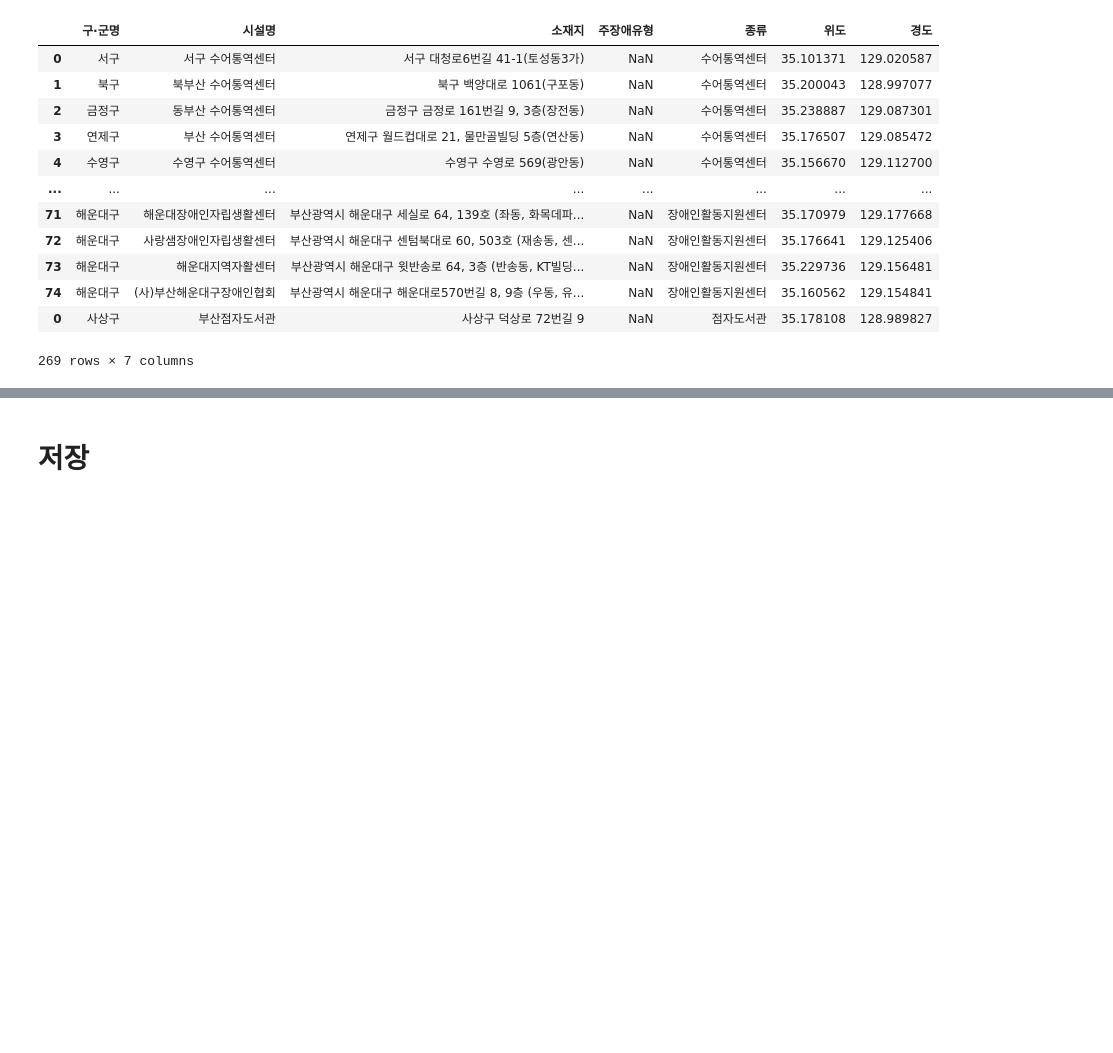
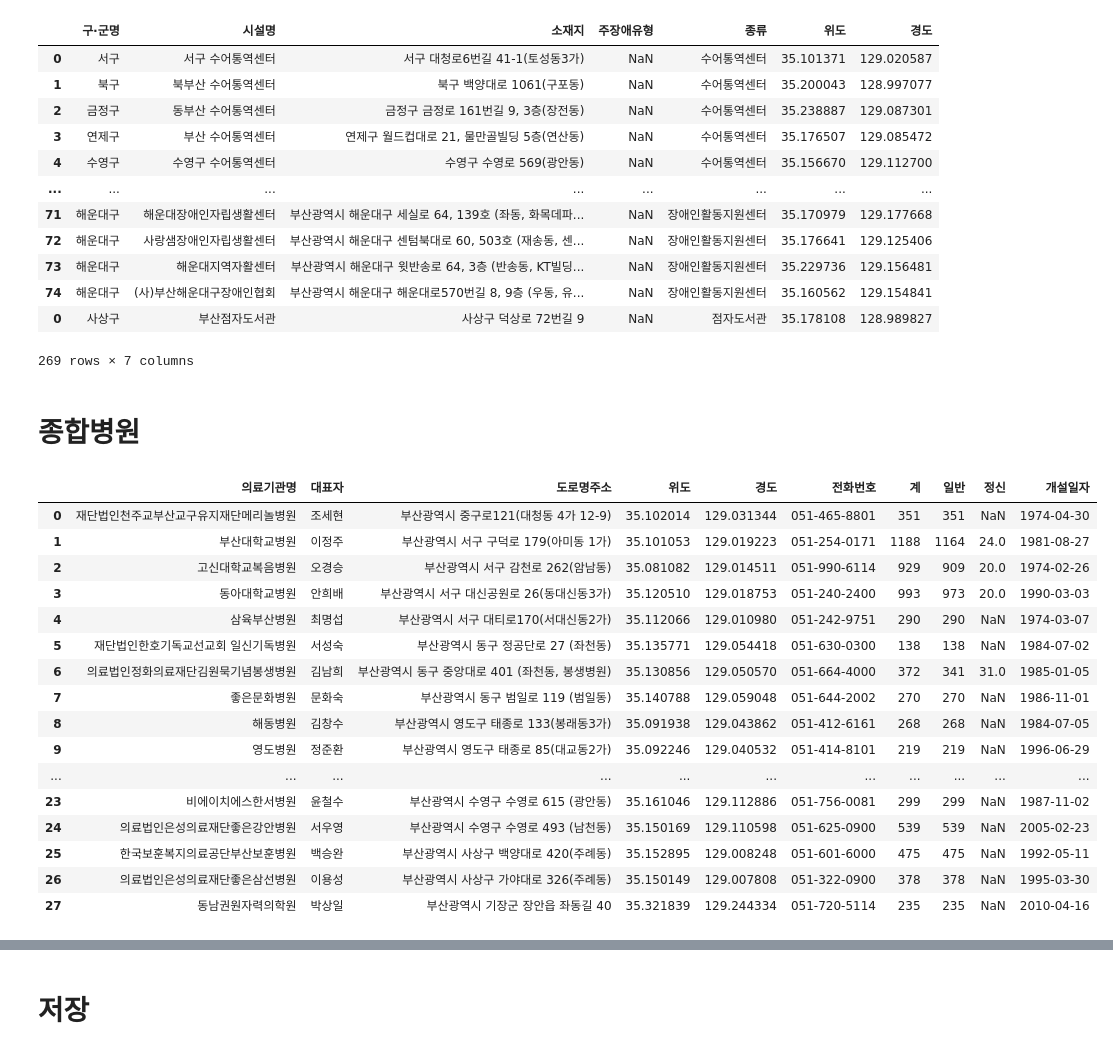
Before and after one commit to WithU-Bus/WithU-Bus, a Jupyter notebook: infra.ipynb, the cells around one changed output, grey strips where cells are left out. Drawn from its saved outputs; the diff is of its cells as text; code cells hidden in the pictures; blank space fills up the shorter version.

```diff
--- a/infra.ipynb
+++ b/infra.ipynb
@@ -799,3 +799,26 @@ infra
 | 74 | 해운대구 | (사)부산해운대구장애인협회 | 부산광역시 해운대구 해운대로570번길 8, 9층 (우동, 유... | NaN | 장애인활동지원센터 | 35.160562 | 129.154841 |
 | 0 | 사상구 | 부산점자도서관 | 사상구 덕상로 72번길 9 | NaN | 점자도서관 | 35.178108 | 128.989827 |
 269 rows × 7 columns
+# %% [markdown]
+# 종합병원
+# %%
+hospital = pd.read_csv('./data/부산광역시_종합병원 현황_20220630.csv', encoding='cp949')
+hospital
+# %% [output]
+|  | 의료기관명 | 대표자 | 도로명주소 | 위도 | 경도 | 전화번호 | 계 | 일반 | 정신 | 개설일자 |
+| 0 | 재단법인천주교부산교구유지재단메리놀병원 | 조세현 | 부산광역시 중구로121(대청동 4가 12-9) | 35.102014 | 129.031344 | 051-465-8801 | 351 | 351 | NaN | 1974-04-30 |
+| 1 | 부산대학교병원 | 이정주 | 부산광역시 서구 구덕로 179(아미동 1가) | 35.101053 | 129.019223 | 051-254-0171 | 1188 | 1164 | 24.0 | 1981-08-27 |
+| 2 | 고신대학교복음병원 | 오경승 | 부산광역시 서구 감천로 262(암남동) | 35.081082 | 129.014511 | 051-990-6114 | 929 | 909 | 20.0 | 1974-02-26 |
+| 3 | 동아대학교병원 | 안희배 | 부산광역시 서구 대신공원로 26(동대신동3가) | 35.120510 | 129.018753 | 051-240-2400 | 993 | 973 | 20.0 | 1990-03-03 |
+| 4 | 삼육부산병원 | 최명섭 | 부산광역시 서구 대티로170(서대신동2가) | 35.112066 | 129.010980 | 051-242-9751 | 290 | 290 | NaN | 1974-03-07 |
+| 5 | 재단법인한호기독교선교회 일신기독병원 | 서성숙 | 부산광역시 동구 정공단로 27 (좌천동) | 35.135771 | 129.054418 | 051-630-0300 | 138 | 138 | NaN | 1984-07-02 |
+| 6 | 의료법인정화의료재단김원묵기념봉생병원 | 김남희 | 부산광역시 동구 중앙대로 401 (좌천동, 봉생병원) | 35.130856 | 129.050570 | 051-664-4000 | 372 | 341 | 31.0 | 1985-01-05 |
+| 7 | 좋은문화병원 | 문화숙 | 부산광역시 동구 범일로 119 (범일동) | 35.140788 | 129.059048 | 051-644-2002 | 270 | 270 | NaN | 1986-11-01 |
+| 8 | 해동병원 | 김창수 | 부산광역시 영도구 태종로 133(봉래동3가) | 35.091938 | 129.043862 | 051-412-6161 | 268 | 268 | NaN | 1984-07-05 |
+| 9 | 영도병원 | 정준환 | 부산광역시 영도구 태종로 85(대교동2가) | 35.092246 | 129.040532 | 051-414-8101 | 219 | 219 | NaN | 1996-06-29 |
+| ... | ... | ... | ... | ... | ... | ... | ... | ... | ... | ... |
+| 23 | 비에이치에스한서병원 | 윤철수 | 부산광역시 수영구 수영로 615 (광안동) | 35.161046 | 129.112886 | 051-756-0081 | 299 | 299 | NaN | 1987-11-02 |
+| 24 | 의료법인은성의료재단좋은강안병원 | 서우영 | 부산광역시 수영구 수영로 493 (남천동) | 35.150169 | 129.110598 | 051-625-0900 | 539 | 539 | NaN | 2005-02-23 |
+| 25 | 한국보훈복지의료공단부산보훈병원 | 백승완 | 부산광역시 사상구 백양대로 420(주례동) | 35.152895 | 129.008248 | 051-601-6000 | 475 | 475 | NaN | 1992-05-11 |
+| 26 | 의료법인은성의료재단좋은삼선병원 | 이용성 | 부산광역시 사상구 가야대로 326(주례동) | 35.150149 | 129.007808 | 051-322-0900 | 378 | 378 | NaN | 1995-03-30 |
+| 27 | 동남권원자력의학원 | 박상일 | 부산광역시 기장군 장안읍 좌동길 40 | 35.321839 | 129.244334 | 051-720-5114 | 235 | 235 | NaN | 2010-04-16 |
```
Also changed, not shown: parts of 2 cells of this notebook, 2 other files.
